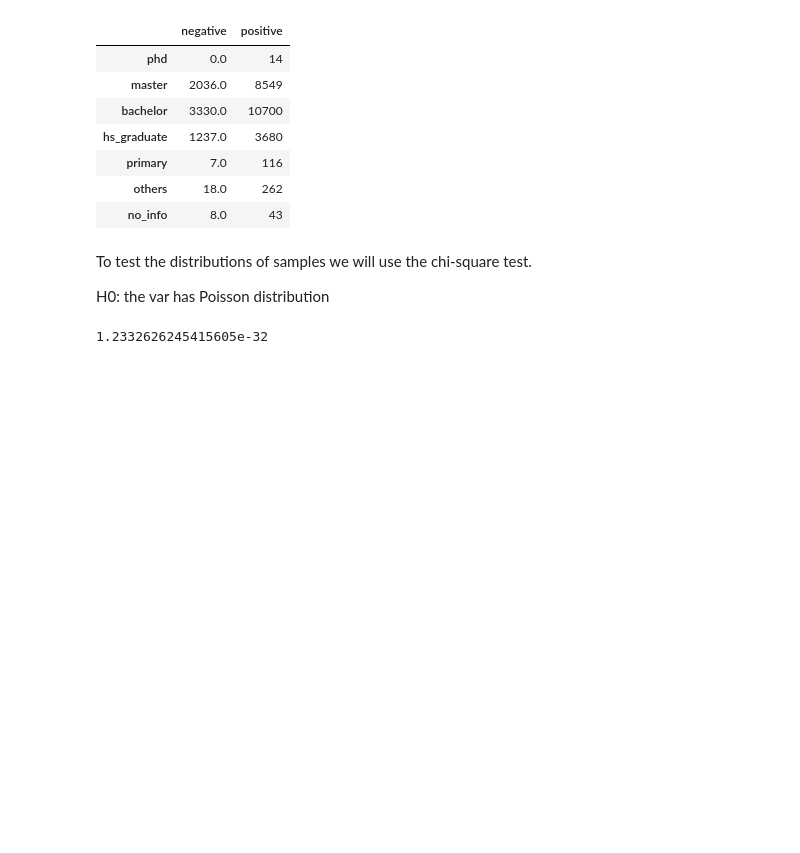
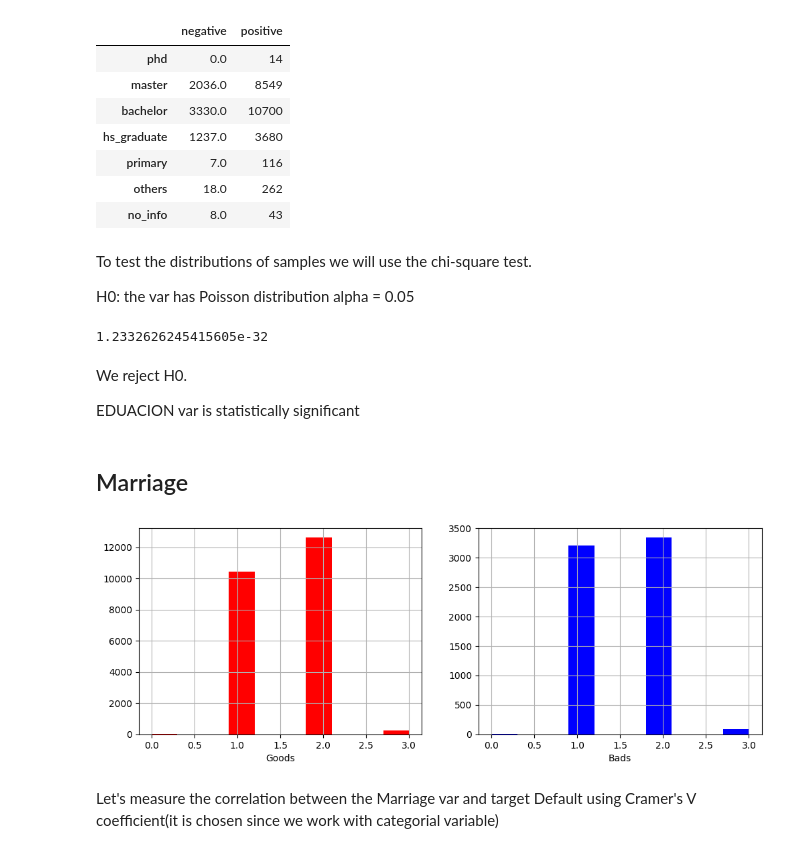
Before and after one commit to taisakamisarava/Credit_Risk_Scoring, a Jupyter notebook: Credit_scoring.ipynb, the cells around one changed output. Cells and saved outputs as stored; diff of their text form; code cells hidden in the pictures; blank space fills up the shorter version.

```diff
--- a/Credit_scoring.ipynb
+++ b/Credit_scoring.ipynb
@@ -221,7 +221,20 @@ adjacency_matrix
 To test the distributions of samples we will use the chi-square test.
 
 H0:  the var has Poisson distribution
+alpha = 0.05
 # %%
 stats.chi2_contingency(adjacency_matrix, correction = False)[1]
 # %% [output]
 1.2332626245415605e-32
+# %% [markdown]
+We reject H0.
+
+EDUACION var is statistically significant
+# %% [markdown]
+## Marriage
+# %%
+draw_dist_plot(good_clients['MARRIAGE'], bad_clients['MARRIAGE'],10)
+# %% [output]
+[figure, added]
+# %% [markdown]
+Let's measure the correlation between the Marriage var and target Default using Cramer's V coefficient(it is chosen since we work with categorial variable)
```
Also changed, not shown: parts of 13 cells of this notebook.
